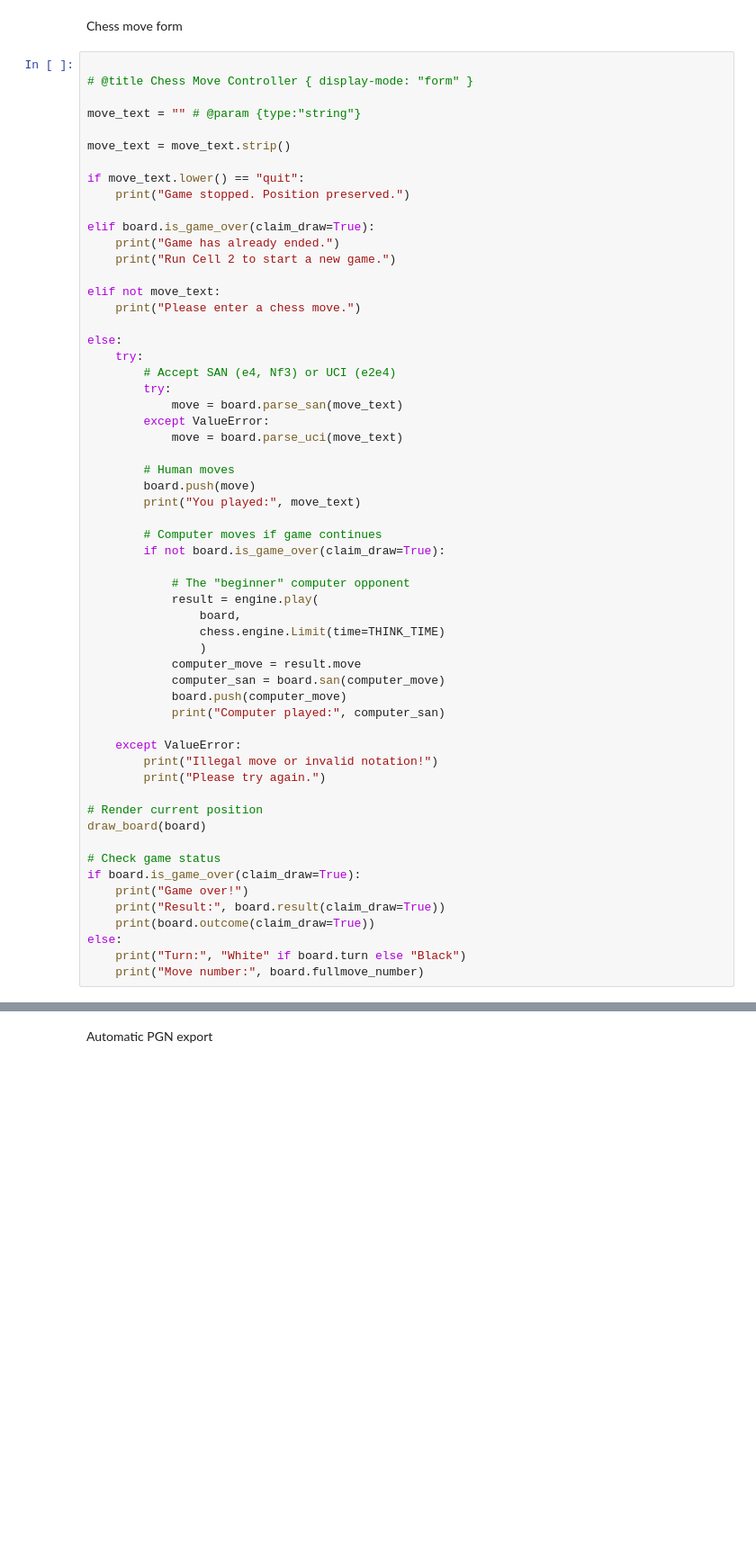
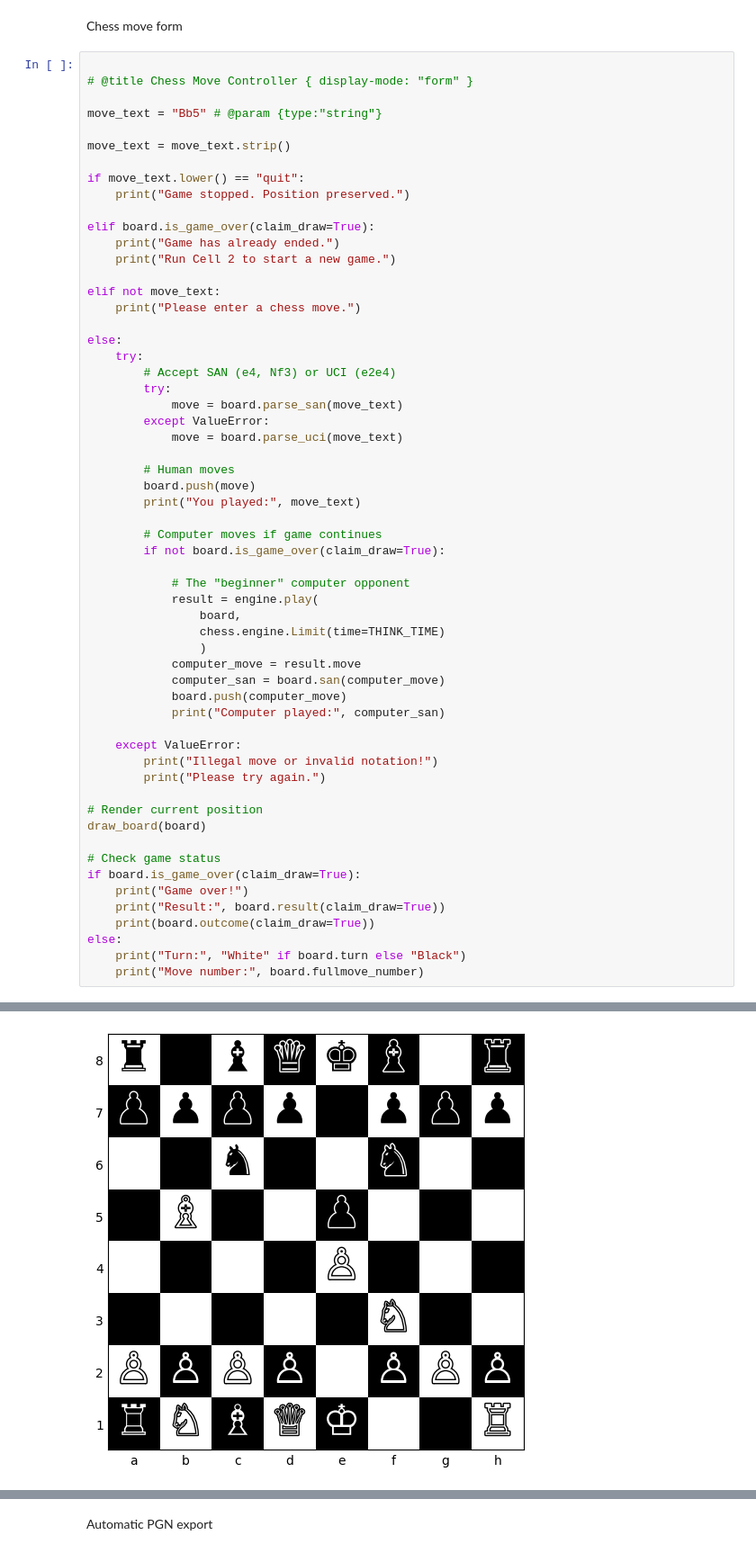
Before and after one commit to zacw-243L/CHESS, a Jupyter notebook: Humble_Chess_Bot.ipynb, the cells around one changed output, grey strips where cells are left out. Shown at 90% size. Cells and saved outputs as stored; diff of their text form; blank space fills up the shorter version.

```diff
--- a/Humble_Chess_Bot.ipynb
+++ b/Humble_Chess_Bot.ipynb
@@ -116,7 +189,7 @@ Chess move form
 
 # @title Chess Move Controller { display-mode: "form" }
 
-move_text = "" # @param {type:"string"}
+move_text = "Bb5" # @param {type:"string"}
 
 move_text = move_text.strip()
 
@@ -170,3 +243,4 @@ if board.is_game_over(claim_draw=True):
 else:
     print("Turn:", "White" if board.turn else "Black")
     print("Move number:", board.fullmove_number)
+# %% [output]
@@ -172,0 +249 @@ else:
+[figure, added]
```
Also changed, not shown: parts of 2 cells of this notebook.
